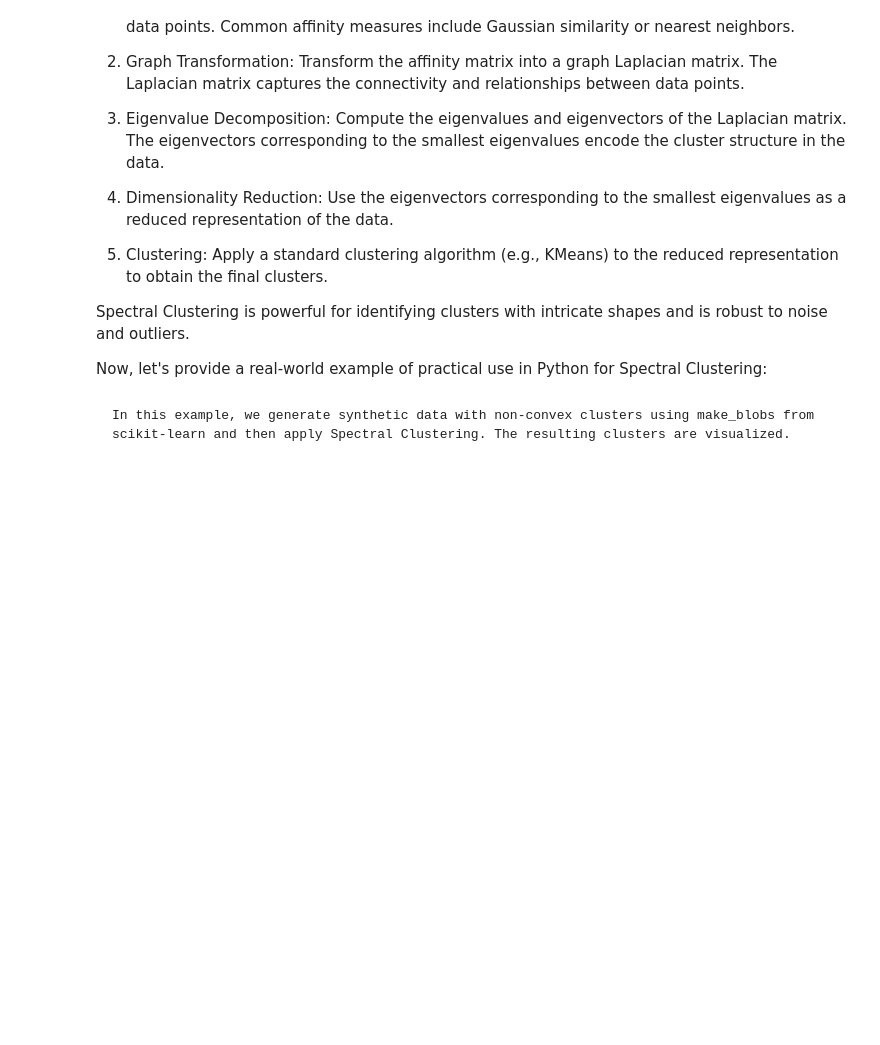
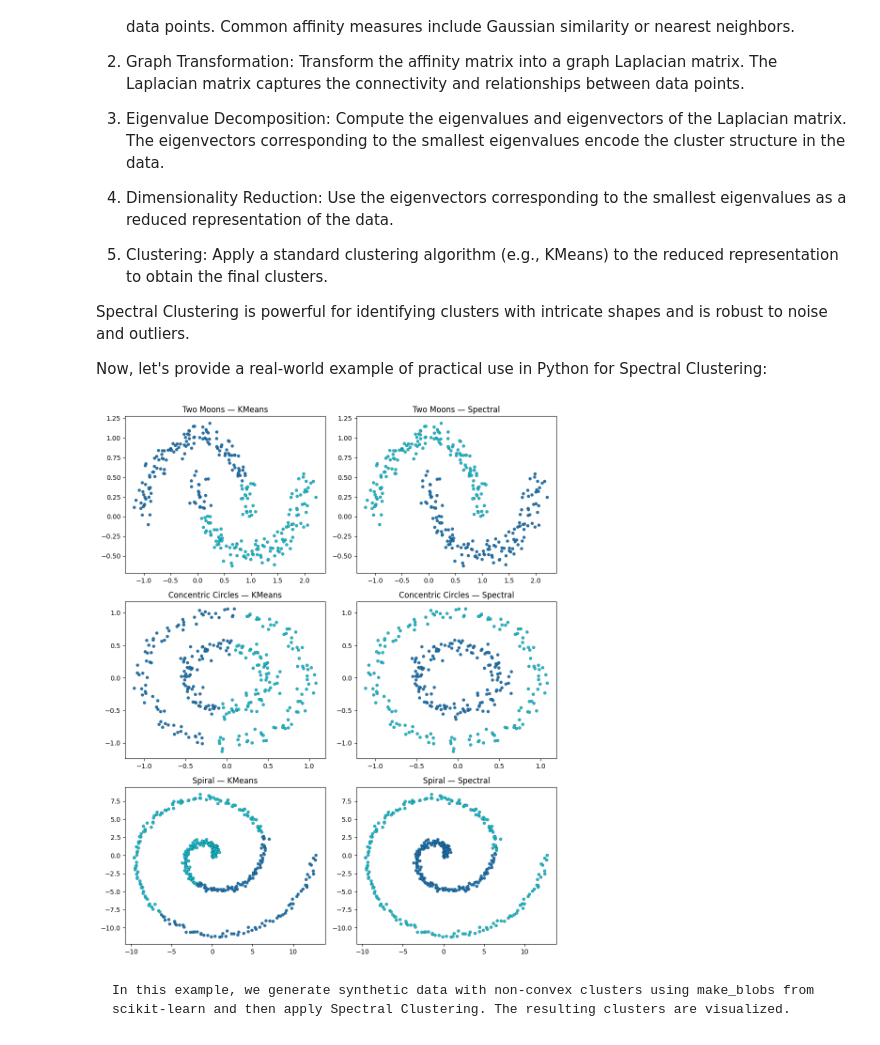
Before and after one commit to kcv-if/Modul-PD, a Jupyter notebook: Materi/6 - Clustering (Advance).ipynb, the cells around one changed output. Cells and saved outputs as stored; diff of their text form; code cells hidden in the pictures; blank space fills up the shorter version.

```diff
--- a/Materi/6 - Clustering (Advance).ipynb
+++ b/Materi/6 - Clustering (Advance).ipynb
@@ -1036,26 +1091,67 @@ Spectral Clustering is a technique that leverages the spectral properties of the
 Spectral Clustering is powerful for identifying clusters with intricate shapes and is robust to noise and outliers.
 
 Now, let's provide a real-world example of practical use in Python for Spectral Clustering:
-# %%
-# Import necessary libraries
-from sklearn.datasets import make_blobs
-from sklearn.cluster import SpectralClustering
-import matplotlib.pyplot as plt
-
-# Generate synthetic data with non-convex clusters
-X, _ = make_blobs(n_samples=300, centers=4, random_state=42, cluster_std=1.0)
-
-# Apply Spectral Clustering
-spectral = SpectralClustering(n_clusters=4, random_state=42, affinity='nearest_neighbors')
-labels = spectral.fit_predict(X)
-
-# Plot the results
-plt.figure(figsize=(8, 6))
-plt.scatter(X[:, 0], X[:, 1], c=labels, cmap='viridis', alpha=0.7)
-plt.title('Spectral Clustering')
-plt.xlabel('Feature 1')
-plt.ylabel('Feature 2')
-plt.show()
+# %%
+import numpy as np
+import matplotlib.pyplot as plt
+from sklearn.datasets import make_moons, make_circles
+from sklearn.cluster import KMeans, SpectralClustering
+from sklearn.preprocessing import StandardScaler
+
+random_state = 42
+
+def make_spiral(n_points=300, turns=2, noise=0.1, random_state=None):
+    rng = np.random.RandomState(random_state)
+    t = np.linspace(0, 2*np.pi*turns, n_points)
+    r = t
+    x = r * np.cos(t) + rng.normal(scale=noise, size=n_points)
+    y = r * np.sin(t) + rng.normal(scale=noise, size=n_points)
+    data = np.vstack([x, y]).T
+    # optionally split into two interleaved spirals:
+    # return data[::2], data[1::2]  -> but here we return single spiral (can cluster parts)
+    return data
+
+def run_and_plot(X, n_clusters, axarr, title_prefix="", spectral_params=None):
+    if spectral_params is None:
+        spectral_params = dict(affinity='nearest_neighbors', n_neighbors=10, random_state=random_state)
+    # pre-scale (helps affinity / rbf)
+    Xs = StandardScaler().fit_transform(X)
+
+    # KMeans baseline
+    kmeans = KMeans(n_clusters=n_clusters, random_state=random_state)
+    km_labels = kmeans.fit_predict(Xs)
+
+    # Spectral Clustering
+    spec = SpectralClustering(n_clusters=n_clusters, **spectral_params)
+    spec_labels = spec.fit_predict(Xs)
+
+    axarr[0].scatter(X[:,0], X[:,1], c=km_labels, s=20, cmap='tab10', edgecolor='k', linewidth=0.2)
+    axarr[0].set_title(f"{title_prefix} — KMeans")
+    axarr[1].scatter(X[:,0], X[:,1], c=spec_labels, s=20, cmap='tab10', edgecolor='k', linewidth=0.2)
+    axarr[1].set_title(f"{title_prefix} — Spectral")
+
+# Create datasets
+datasets = []
+datasets.append(("Two Moons", *make_moons(n_samples=300, noise=0.08, random_state=random_state)))
+datasets.append(("Concentric Circles", *make_circles(n_samples=300, factor=0.5, noise=0.06, random_state=random_state)))
+datasets.append(("Spiral", None, make_spiral(n_points=400, turns=2, noise=0.2, random_state=random_state)))
+
+# Plotting
+fig, axes = plt.subplots(len(datasets), 2, figsize=(10, 4*len(datasets)))
+for i, (name, X_or_none, X2) in enumerate(datasets):
+    if X_or_none is None:
+        X = X2
+    else:
+        X = X_or_none
+    n_clusters = 2 if "Two" in name or "Circles" in name else 2
+    ax_pair = axes[i] if len(datasets) > 1 else axes
+    spectral_params = dict(affinity='nearest_neighbors', n_neighbors=10, random_state=random_state)
+    run_and_plot(X, n_clusters, ax_pair, title_prefix=name, spectral_params=spectral_params)
+
+plt.tight_layout()
+plt.show()
+# %% [output]
+[figure, added]
 # %% [markdown]
     In this example, we generate synthetic data with non-convex clusters using make_blobs from scikit-learn and then apply Spectral Clustering. The resulting clusters are visualized.
 # %% [markdown]
```
Also changed, not shown: parts of 18 cells of this notebook.
